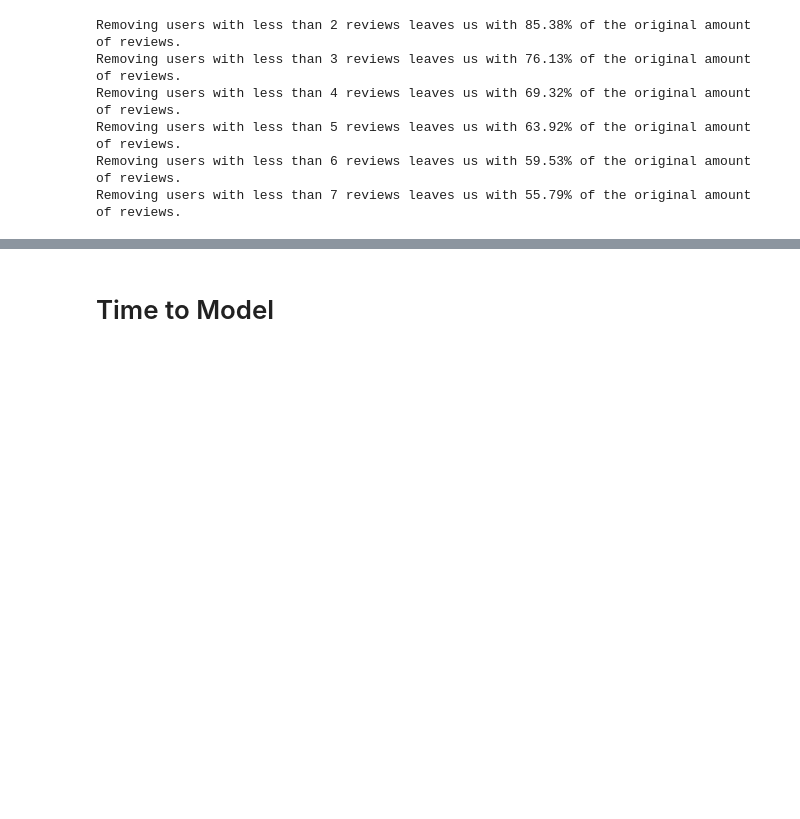
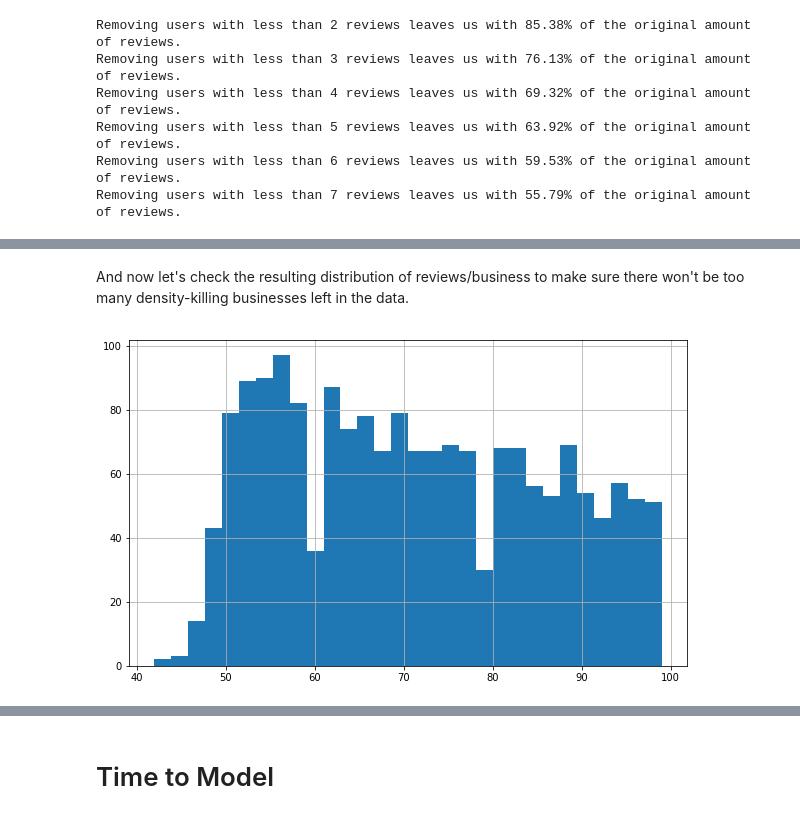
Before and after one commit to mtylerpreston/your_community_eatery, a Jupyter notebook: project_demo.ipynb, the cells around one changed output, grey strips where cells are left out. Saved outputs shown, nothing was run; the diff lists cells and outputs as text; code cells hidden in the pictures; blank space fills up the shorter version.

```diff
--- a/project_demo.ipynb
+++ b/project_demo.ipynb
@@ -328,0 +327,7 @@ The density of our data is 0.00224
+# %% [markdown]
+And now let's check the resulting distribution of reviews/business to make sure there won't be too many density-killing businesses left in the data.
+# %%
+mask = pipe.bus_review_df.groupby('business_id').count().user_id < 100
+_ = pipe.bus_review_df.groupby('business_id').count().user_id[mask].hist(bins = 30, figsize=(10, 6))
+# %% [output]
+[figure, added]
```
Also changed, not shown: parts of 34 cells of this notebook, 6 other files.
